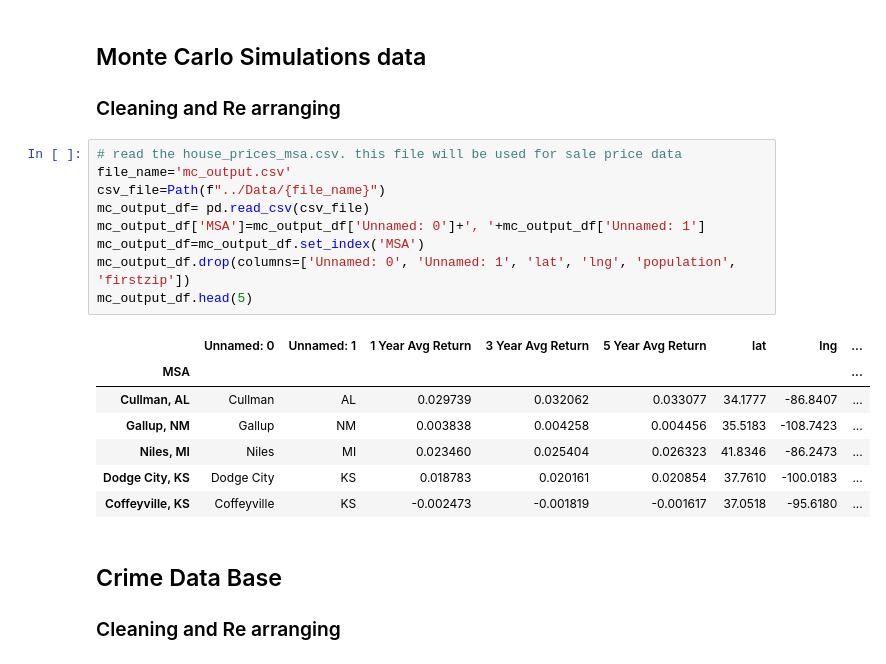
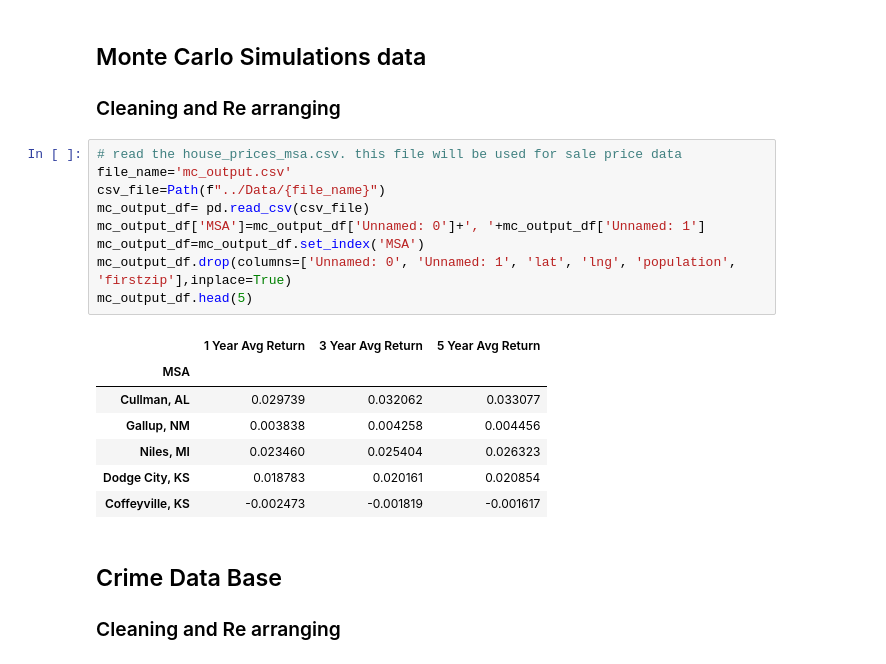
Before and after one commit to Luminous171/Project_1, a Jupyter notebook: Python_Files/clean_data_bases_2020.11.10.ipynb, the cells around one changed output. Saved outputs shown, nothing was run; the diff lists cells and outputs as text.

```diff
--- a/Python_Files/clean_data_bases_2020.11.10.ipynb
+++ b/Python_Files/clean_data_bases_2020.11.10.ipynb
@@ -542,20 +599,20 @@ census_stats_df.head(5)
 # %%
 # read the house_prices_msa.csv. this file will be used for sale price data
 file_name='mc_output.csv'
 csv_file=Path(f"../Data/{file_name}")
 mc_output_df= pd.read_csv(csv_file)
 mc_output_df['MSA']=mc_output_df['Unnamed: 0']+', '+mc_output_df['Unnamed: 1']
 mc_output_df=mc_output_df.set_index('MSA')
-mc_output_df.drop(columns=['Unnamed: 0', 'Unnamed: 1', 'lat', 'lng', 'population', 'firstzip'])
+mc_output_df.drop(columns=['Unnamed: 0', 'Unnamed: 1', 'lat', 'lng', 'population', 'firstzip'],inplace=True)
 mc_output_df.head(5)
 # %% [output]
-|  | Unnamed: 0 | Unnamed: 1 | 1 Year Avg Return | 3 Year Avg Return | 5 Year Avg Return | lat | lng | ... |
-| MSA |  |  |  |  |  |  |  | ... |
-| Cullman, AL | Cullman | AL | 0.029739 | 0.032062 | 0.033077 | 34.1777 | -86.8407 | ... |
-| Gallup, NM | Gallup | NM | 0.003838 | 0.004258 | 0.004456 | 35.5183 | -108.7423 | ... |
-| Niles, MI | Niles | MI | 0.023460 | 0.025404 | 0.026323 | 41.8346 | -86.2473 | ... |
-| Dodge City, KS | Dodge City | KS | 0.018783 | 0.020161 | 0.020854 | 37.7610 | -100.0183 | ... |
-| Coffeyville, KS | Coffeyville | KS | -0.002473 | -0.001819 | -0.001617 | 37.0518 | -95.6180 | ... |
+|  | 1 Year Avg Return | 3 Year Avg Return | 5 Year Avg Return |
+| MSA |  |  |  |
+| Cullman, AL | 0.029739 | 0.032062 | 0.033077 |
+| Gallup, NM | 0.003838 | 0.004258 | 0.004456 |
+| Niles, MI | 0.023460 | 0.025404 | 0.026323 |
+| Dodge City, KS | 0.018783 | 0.020161 | 0.020854 |
+| Coffeyville, KS | -0.002473 | -0.001819 | -0.001617 |
 # %% [markdown]
 ## Crime Data Base
 ### Cleaning and Re arranging
```
Also changed, not shown: parts of 11 cells of this notebook.
